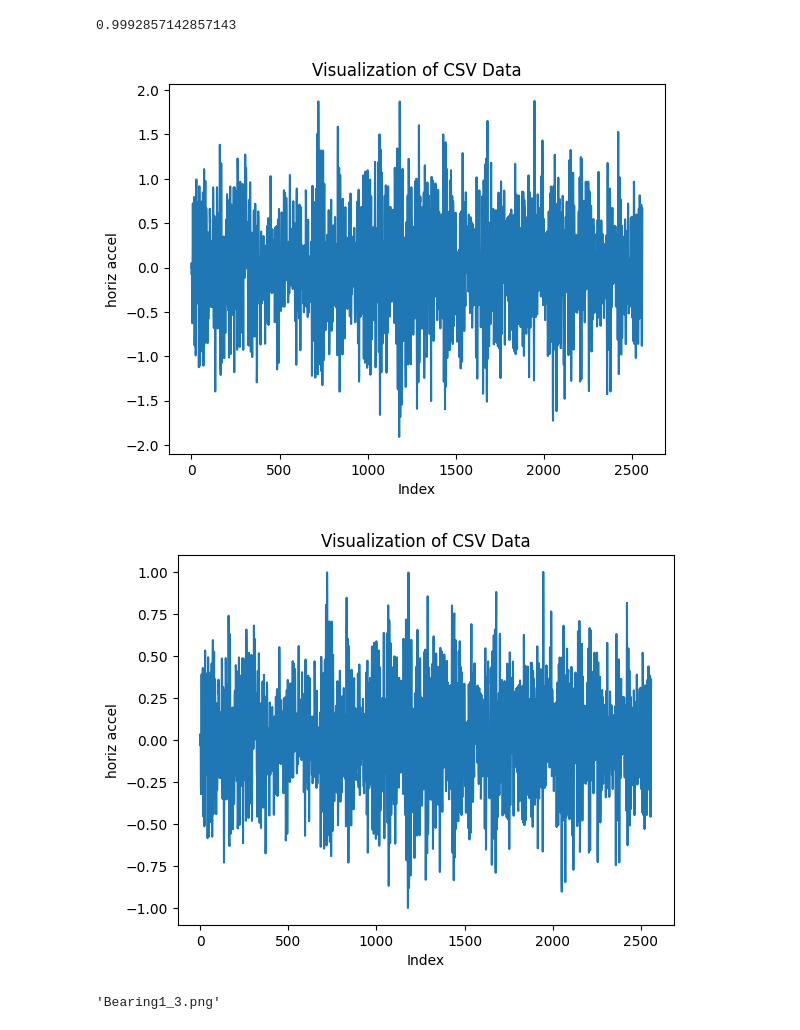
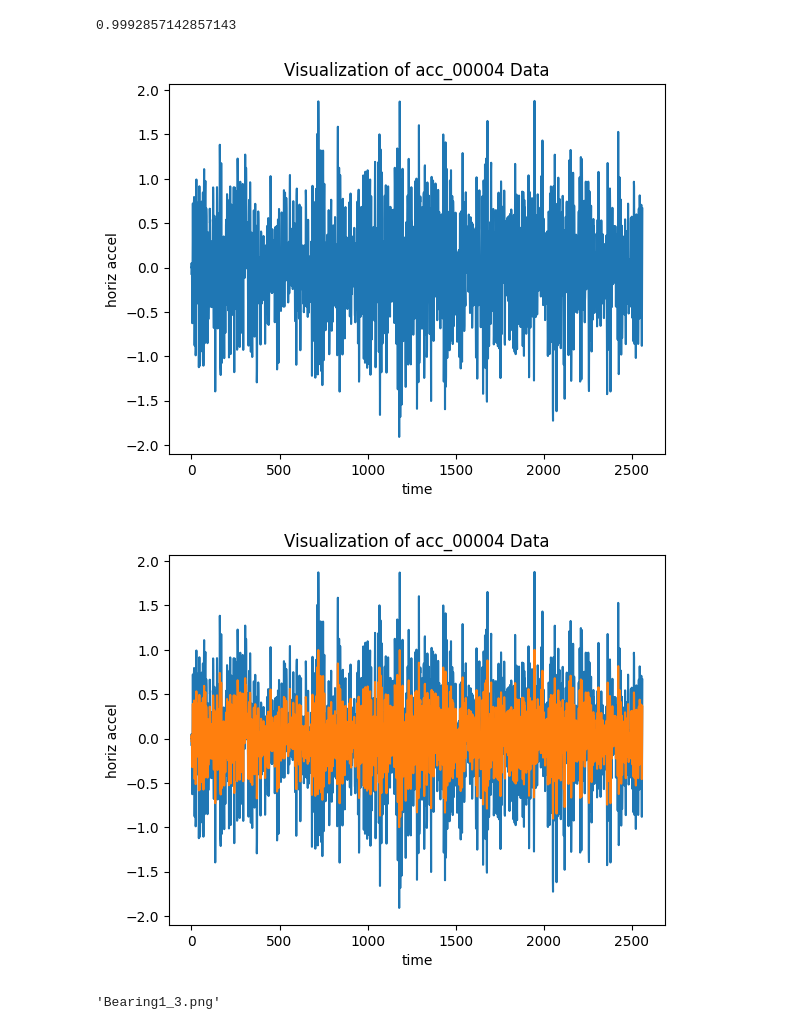
Before and after one commit to leokou42/WKN_SSO, a Jupyter notebook: src/testing_try.ipynb, the cells around one changed output. Saved outputs shown, nothing was run; the diff lists cells and outputs as text; code cells hidden in the pictures.

```diff
--- a/src/testing_try.ipynb
+++ b/src/testing_try.ipynb
@@ -239,23 +239,24 @@ df = pd.read_csv(csv_path, header=None, names=['hour', 'minute', 'second', 'micr
 inputs = df['horiz accel'].values.astype(float)
 # 視覺化
 plt.plot(inputs)
-plt.title('Visualization of CSV Data')
-plt.xlabel('Index')
+plt.title('Visualization of acc_00004 Data')
+plt.xlabel('time')
 plt.ylabel('horiz accel')
 plt.show()
 # %% [output]
-[figure, old version]
+[figure, new version]
 # %%
 from utils import *
 
 outputs = min_max_scale(inputs).reshape(1, -1)
+plt.plot(inputs)
 plt.plot(outputs.tolist()[0])
-plt.title('Visualization of CSV Data')
-plt.xlabel('Index')
+plt.title('Visualization of acc_00004 Data')
+plt.xlabel('time')
 plt.ylabel('horiz accel')
-from plt.show()
+plt.show()
 # %% [output]
-[figure, old version]
+[figure, new version]
 # %%
 Test_set = 'F:/git_repo/WKN_SSO/viberation_dataset/Test_set/Bearing1_3'
 Bearing_name = Test_set.split('/')[-1]
```
Also changed, not shown: 34 other files.
